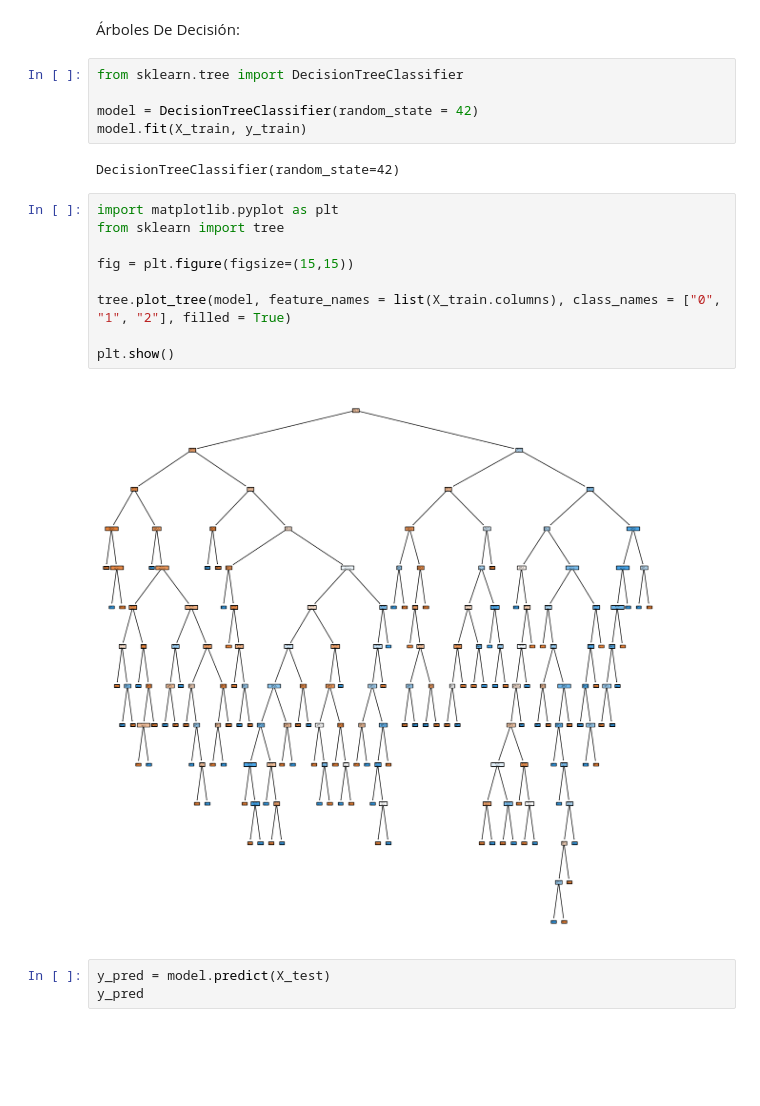
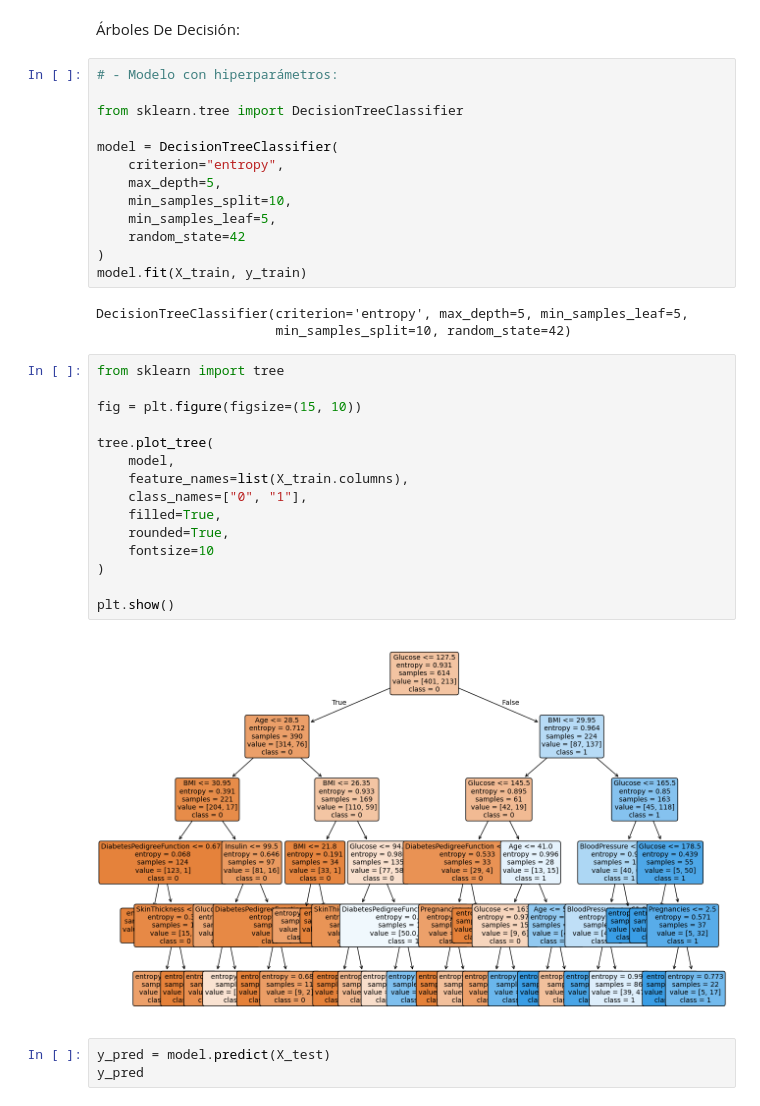
Before and after one commit to meneses-ls/4Geeks-18-Machine-Learning-Decision-Tree, a Jupyter notebook: src/explore.ipynb, the cells around one changed output. Drawn from its saved outputs; the diff is of its cells as text; blank space fills up the shorter version.

```diff
--- a/src/explore.ipynb
+++ b/src/explore.ipynb
@@ -312,23 +312,38 @@ plt.show()
 # %% [markdown]
 Árboles De Decisión:
 # %%
+# - Modelo con hiperparámetros:
+
 from sklearn.tree import DecisionTreeClassifier
 
-model = DecisionTreeClassifier(random_state = 42)
+model = DecisionTreeClassifier(
+    criterion="entropy",
+    max_depth=5,
+    min_samples_split=10,
+    min_samples_leaf=5,
+    random_state=42
+)
 model.fit(X_train, y_train)
 # %% [output]
-DecisionTreeClassifier(random_state=42)
+DecisionTreeClassifier(criterion='entropy', max_depth=5, min_samples_leaf=5,
+                       min_samples_split=10, random_state=42)
 # %%
-import matplotlib.pyplot as plt
 from sklearn import tree
 
-fig = plt.figure(figsize=(15,15))
+fig = plt.figure(figsize=(15, 10))
 
-tree.plot_tree(model, feature_names = list(X_train.columns), class_names = ["0", "1", "2"], filled = True)
+tree.plot_tree(
+    model,
+    feature_names=list(X_train.columns),
+    class_names=["0", "1"],
+    filled=True,
+    rounded=True,
+    fontsize=10
+)
 
 plt.show()
 # %% [output]
-[figure, old version]
+[figure, new version]
 # %%
 y_pred = model.predict(X_test)
 y_pred
```
